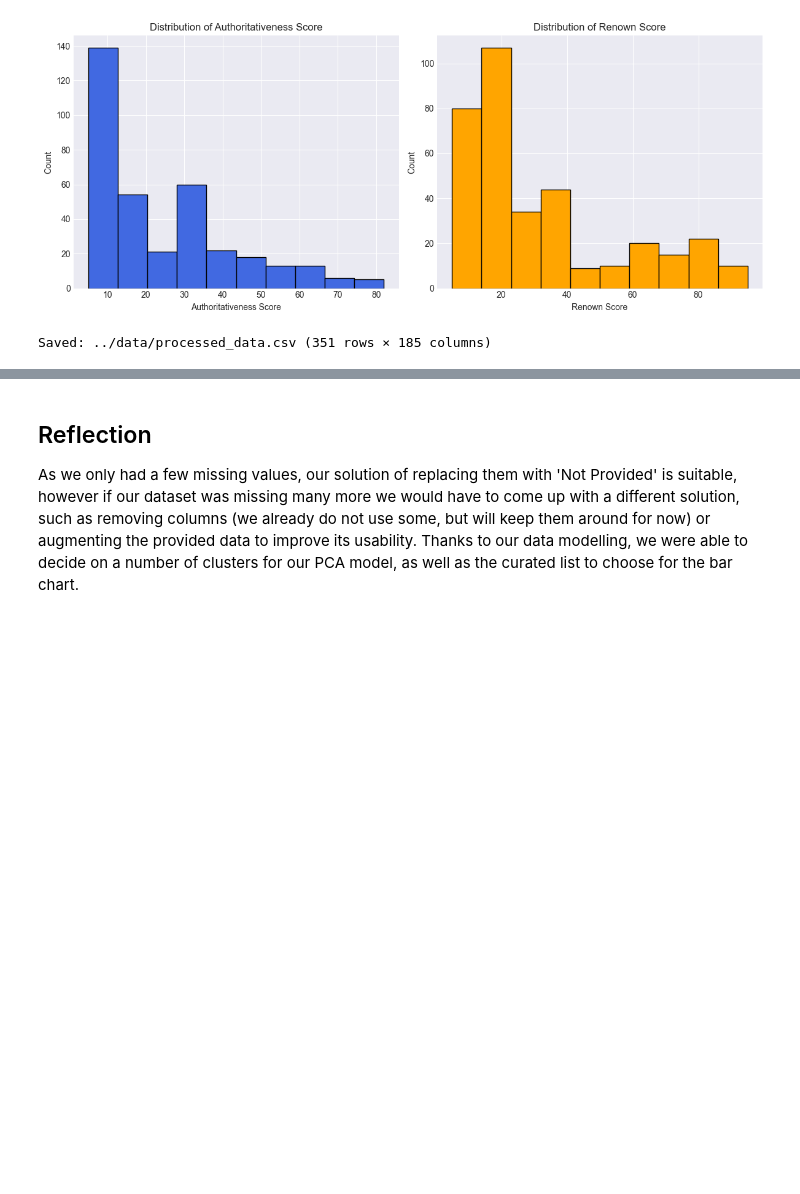
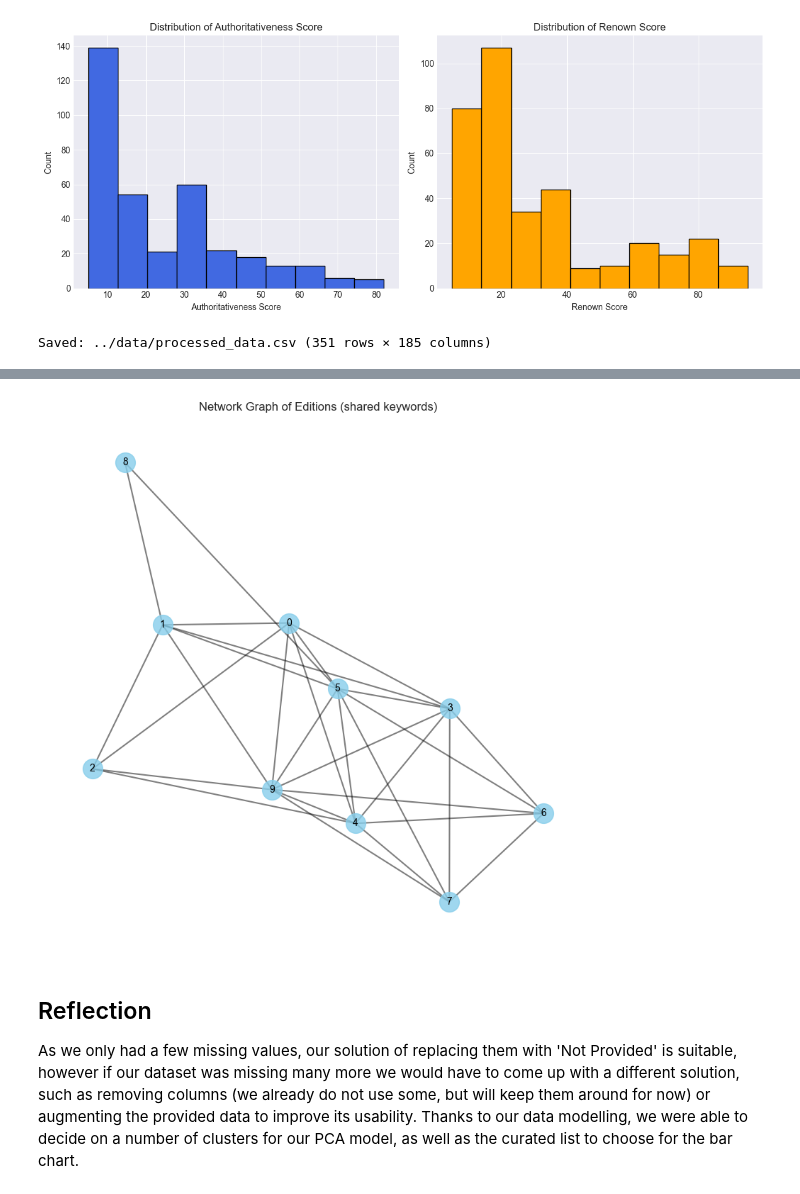
Before and after one commit to Di0nigi/IVDAProject, a Jupyter notebook: EDA_Patrick/G2.ipynb, the cells around one changed output, grey strips where cells are left out. Cells and saved outputs as stored; diff of their text form; code cells hidden in the pictures; blank space fills up the shorter version.

```diff
--- a/EDA_Patrick/G2.ipynb
+++ b/EDA_Patrick/G2.ipynb
@@ -985,3 +1218,28 @@ Saved: ../data/processed_data.csv (351 rows × 185 columns)
+# %%
+import networkx as nx
+
+data = df.head(10).to_dict(orient='records')
+
+formatted=dcGraph.formatData(data)
+edges = dcGraph.getGraphEncoding(formatted)
+
+
+# Create graph from edges
+G = nx.Graph()
+G.add_nodes_from(range(len(formatted)))
+G.add_edges_from(edges)
+
+plt.figure(figsize=(8, 8))
+pos = nx.spring_layout(G, seed=42)
+nx.draw_networkx_nodes(G, pos, node_size=400, node_color='skyblue', alpha=0.8)
+nx.draw_networkx_edges(G, pos, width=1.5, alpha=0.5)
+nx.draw_networkx_labels(G, pos, labels={i: str(i) for i in range(len(formatted))}, font_size=10)
+plt.title('Network Graph of Editions (shared keywords)')
+plt.axis('off')
+plt.tight_layout()
+plt.show()
+# %% [output]
+[figure, added]
 # %% [markdown]
 ## Reflection
 
```
Also changed, not shown: parts of 8 cells of this notebook, 1 other file.
